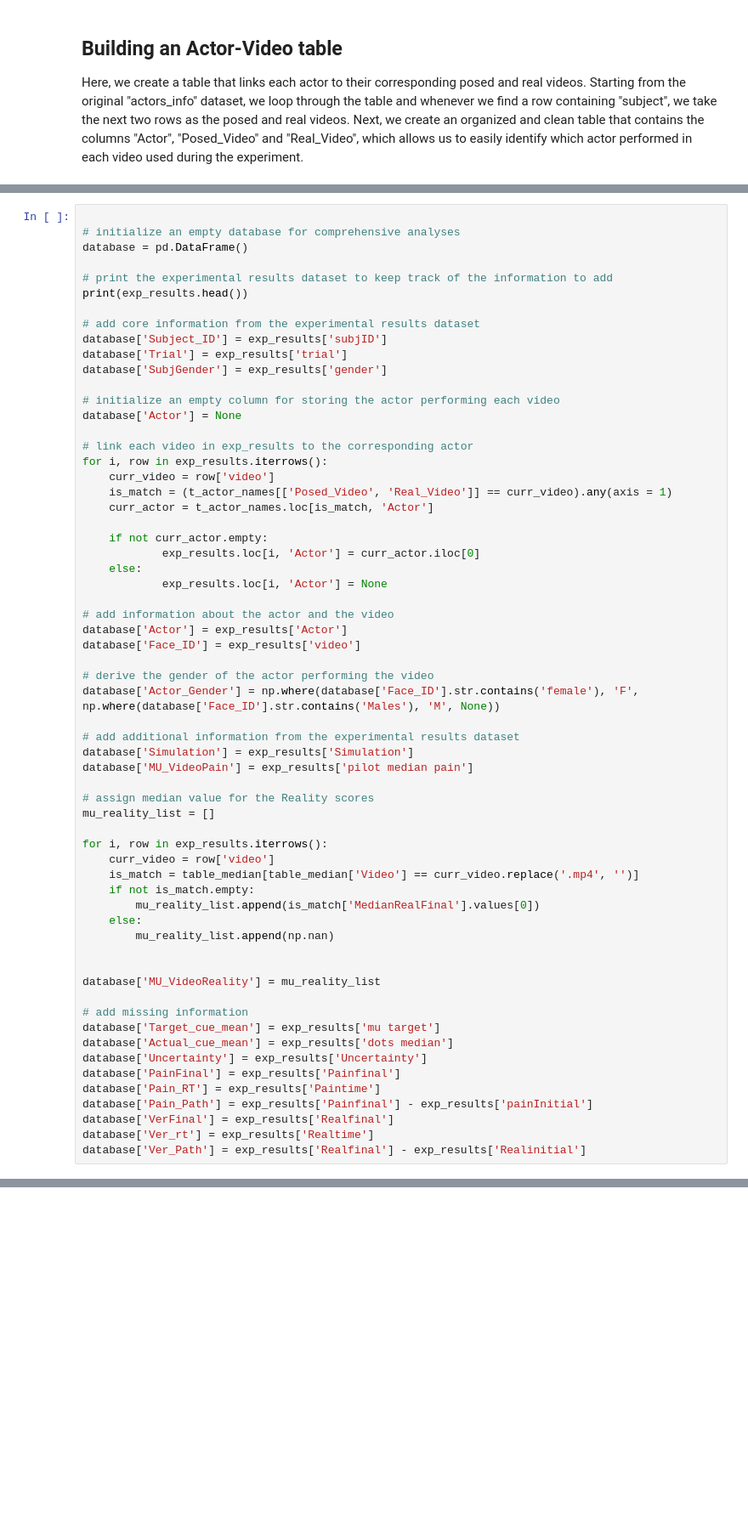
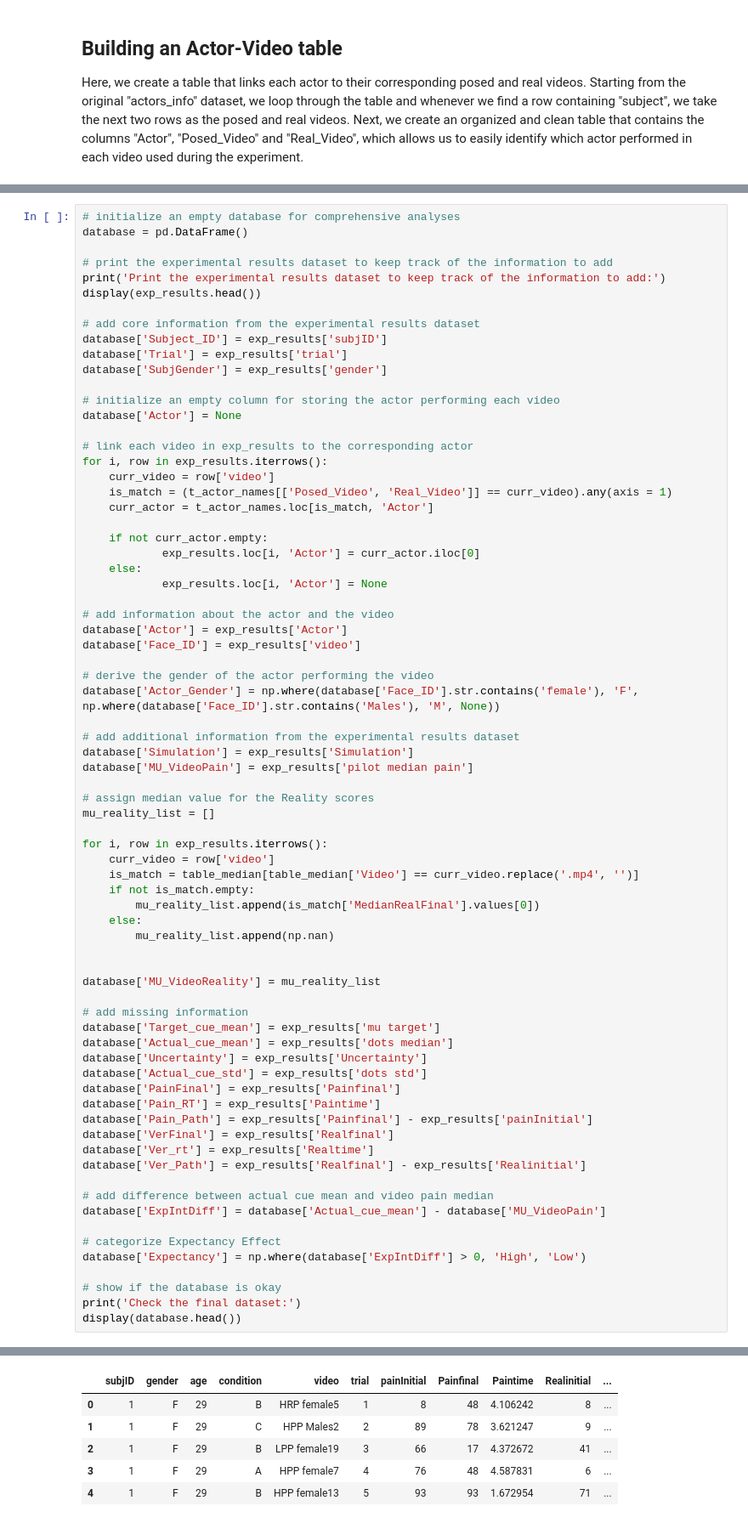
Before and after one commit to IlariaMirli/python-cimec-ilaria-mirlisenna, a Jupyter notebook: course_python_project.ipynb, the cells around one changed output, grey strips where cells are left out. Shown at 85% size. Cells and saved outputs as stored; diff of their text form; blank space fills up the shorter version.

```diff
--- a/course_python_project.ipynb
+++ b/course_python_project.ipynb
@@ -107,10 +148,10 @@ Steps include:
 # %%
-
 # initialize an empty database for comprehensive analyses
 database = pd.DataFrame()
 
 # print the experimental results dataset to keep track of the information to add
-print(exp_results.head())
+print('Print the experimental results dataset to keep track of the information to add:')
+display(exp_results.head())
 
 # add core information from the experimental results dataset
 database['Subject_ID'] = exp_results['subjID']
@@ -160,9 +201,21 @@ database['MU_VideoReality'] = mu_reality_list
 database['Target_cue_mean'] = exp_results['mu target']
 database['Actual_cue_mean'] = exp_results['dots median']
 database['Uncertainty'] = exp_results['Uncertainty']
+database['Actual_cue_std'] = exp_results['dots std']
 database['PainFinal'] = exp_results['Painfinal']
 database['Pain_RT'] = exp_results['Paintime']
 database['Pain_Path'] = exp_results['Painfinal'] - exp_results['painInitial']
 database['VerFinal'] = exp_results['Realfinal']
 database['Ver_rt'] = exp_results['Realtime']
 database['Ver_Path'] = exp_results['Realfinal'] - exp_results['Realinitial']
+
+# add difference between actual cue mean and video pain median
+database['ExpIntDiff'] = database['Actual_cue_mean'] - database['MU_VideoPain']
+
+# categorize Expectancy Effect
+database['Expectancy'] = np.where(database['ExpIntDiff'] > 0, 'High', 'Low')
+
+# show if the database is okay
+print('Check the final dataset:')
+display(database.head())
+# %% [output]
@@ -168,0 +223,6 @@ database['Ver_Path'] = exp_results['Realfinal'] - exp_results['Realinitial']
+|  | subjID | gender | age | condition | video | trial | painInitial | Painfinal | Paintime | Realinitial | ... |
+| 0 | 1 | F | 29 | B | HRP female5 | 1 | 8 | 48 | 4.106242 | 8 | ... |
+| 1 | 1 | F | 29 | C | HPP Males2 | 2 | 89 | 78 | 3.621247 | 9 | ... |
+| 2 | 1 | F | 29 | B | LPP female19 | 3 | 66 | 17 | 4.372672 | 41 | ... |
+| 3 | 1 | F | 29 | A | HPP female7 | 4 | 76 | 48 | 4.587831 | 6 | ... |
+| 4 | 1 | F | 29 | B | HPP female13 | 5 | 93 | 93 | 1.672954 | 71 | ... |
```
Also changed, not shown: parts of 11 cells of this notebook.
